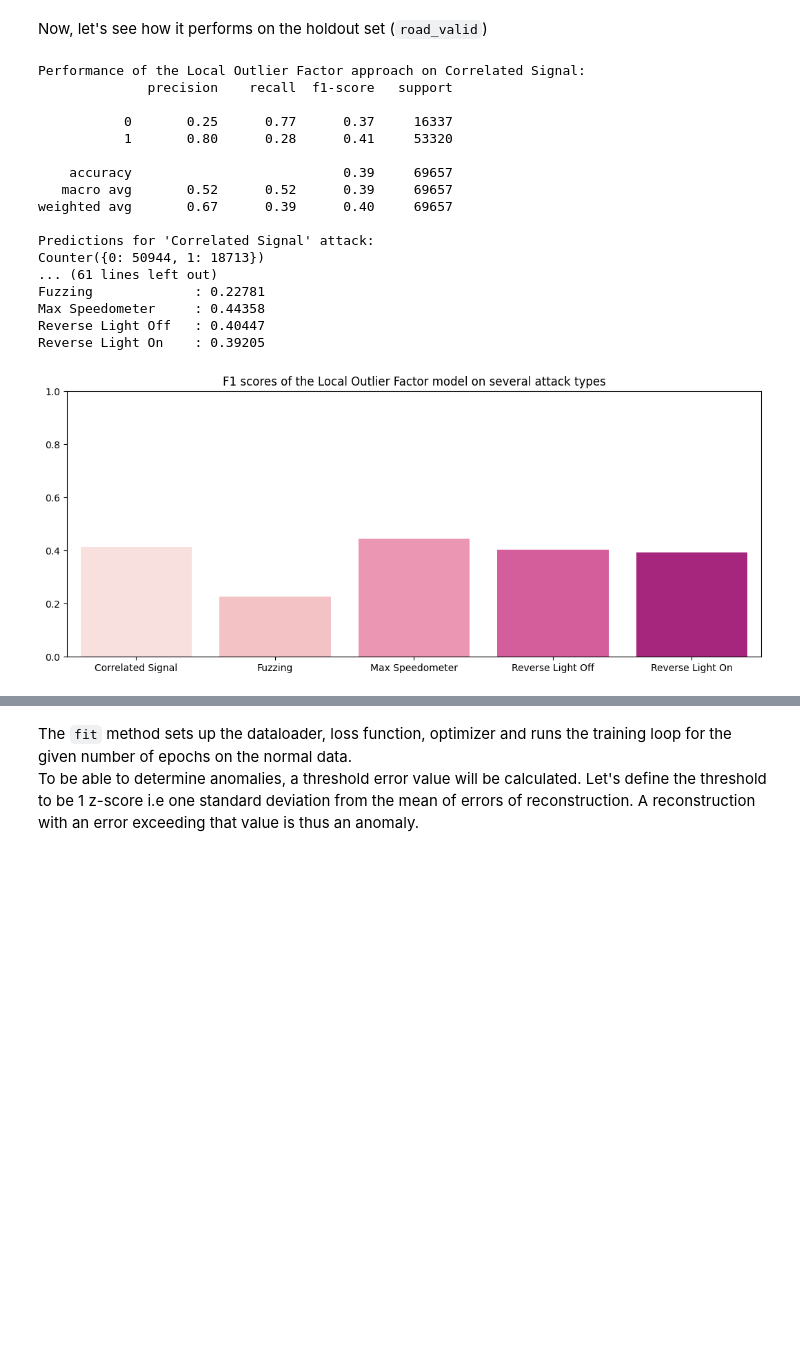
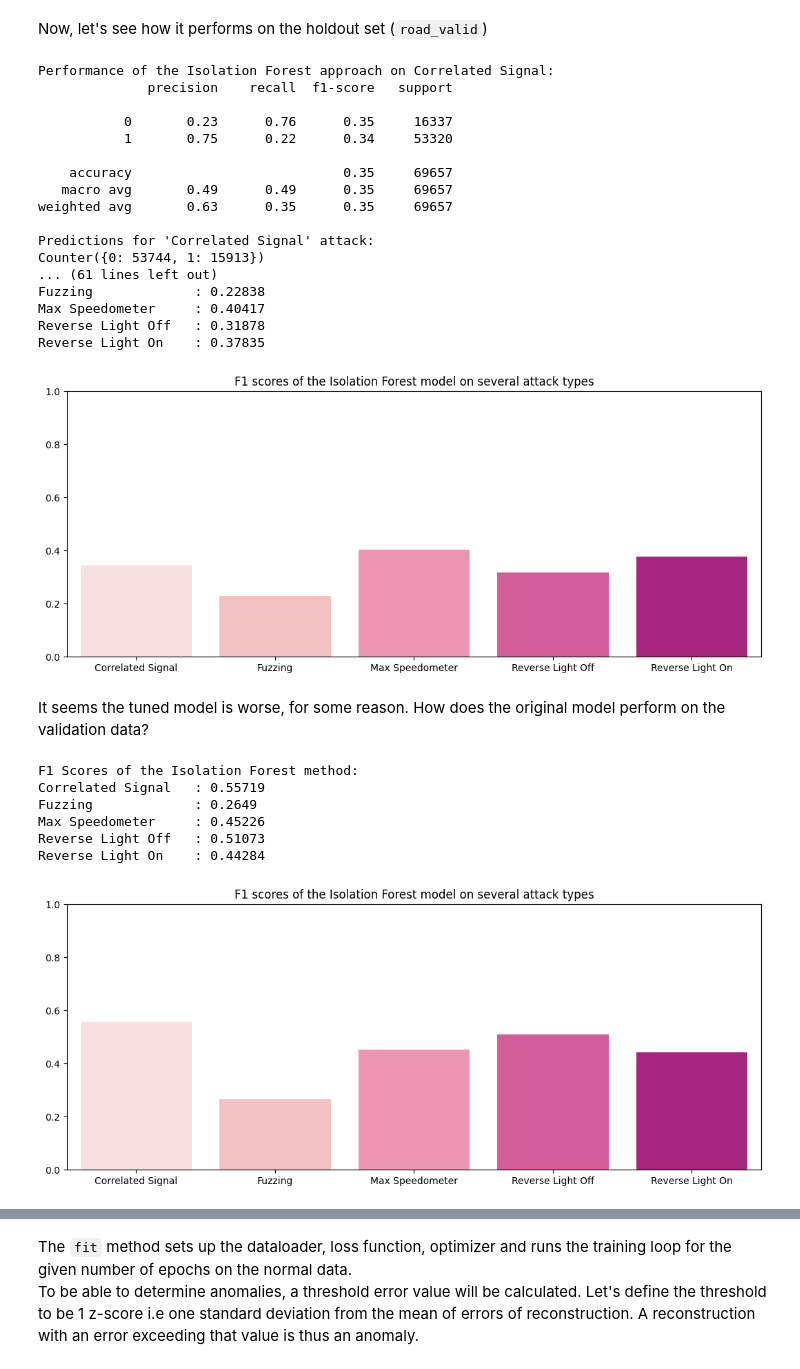
Before and after one commit to akin-oladejo/can-anomaly-detection-v2, a Jupyter notebook: notebooks/2_Attack_Detection.ipynb, the cells around one changed output, grey strips where cells are left out. Drawn from its saved outputs; the diff is of its cells as text; code cells hidden in the pictures; blank space fills up the shorter version.

```diff
--- a/notebooks/2_Attack_Detection.ipynb
+++ b/notebooks/2_Attack_Detection.ipynb
@@ -749,25 +743,39 @@ Reverse Light On    : 0.31505
 # %% [markdown]
 Now, let's see how it performs on the holdout set (`road_valid`)
 # %%
-test_method(model=lof2,
+test_method(model=isof2,
               dset=road_valid,
               print_report=True)
 # %% [output]
-Performance of the Local Outlier Factor approach on Correlated Signal:
+Performance of the Isolation Forest approach on Correlated Signal:
               precision    recall  f1-score   support
 
-           0       0.25      0.77      0.37     16337
-           1       0.80      0.28      0.41     53320
+           0       0.23      0.76      0.35     16337
+           1       0.75      0.22      0.34     53320
 
-    accuracy                           0.39     69657
-   macro avg       0.52      0.52      0.39     69657
-weighted avg       0.67      0.39      0.40     69657
+    accuracy                           0.35     69657
+   macro avg       0.49      0.49      0.35     69657
+weighted avg       0.63      0.35      0.35     69657
 
 Predictions for 'Correlated Signal' attack:
-Counter({0: 50944, 1: 18713})
+Counter({0: 53744, 1: 15913})
 ... (61 lines left out)
-Fuzzing             : 0.22781
-Max Speedometer     : 0.44358
-Reverse Light Off   : 0.40447
-Reverse Light On    : 0.39205
+Fuzzing             : 0.22838
+Max Speedometer     : 0.40417
+Reverse Light Off   : 0.31878
+Reverse Light On    : 0.37835
-[figure, old version]
+[figure, new version]
+# %% [markdown]
+It seems the tuned model is worse, for some reason. How does the original model perform on the validation data?
+# %%
+test_method(model=isof,
+            dset=road_valid,
+            print_report=False)
+# %% [output]
+F1 Scores of the Isolation Forest method:
+Correlated Signal   : 0.55719
+Fuzzing             : 0.2649
+Max Speedometer     : 0.45226
+Reverse Light Off   : 0.51073
+Reverse Light On    : 0.44284
+[figure, added]
```
Also changed, not shown: parts of 23 cells of this notebook.
